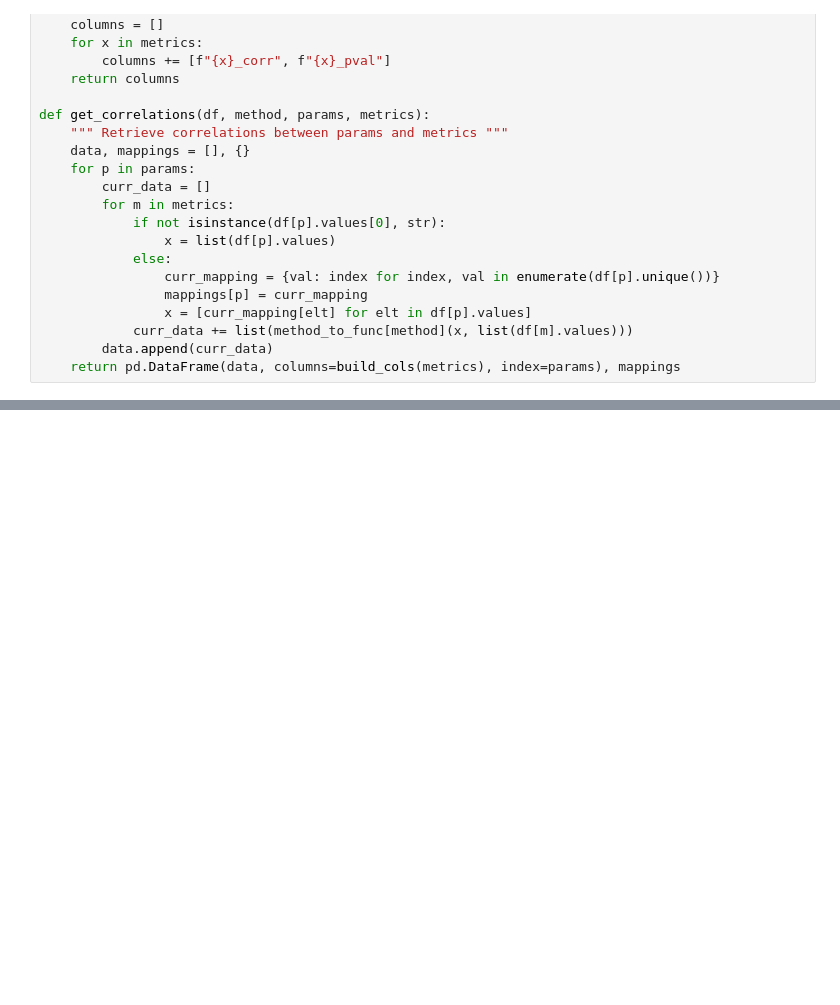
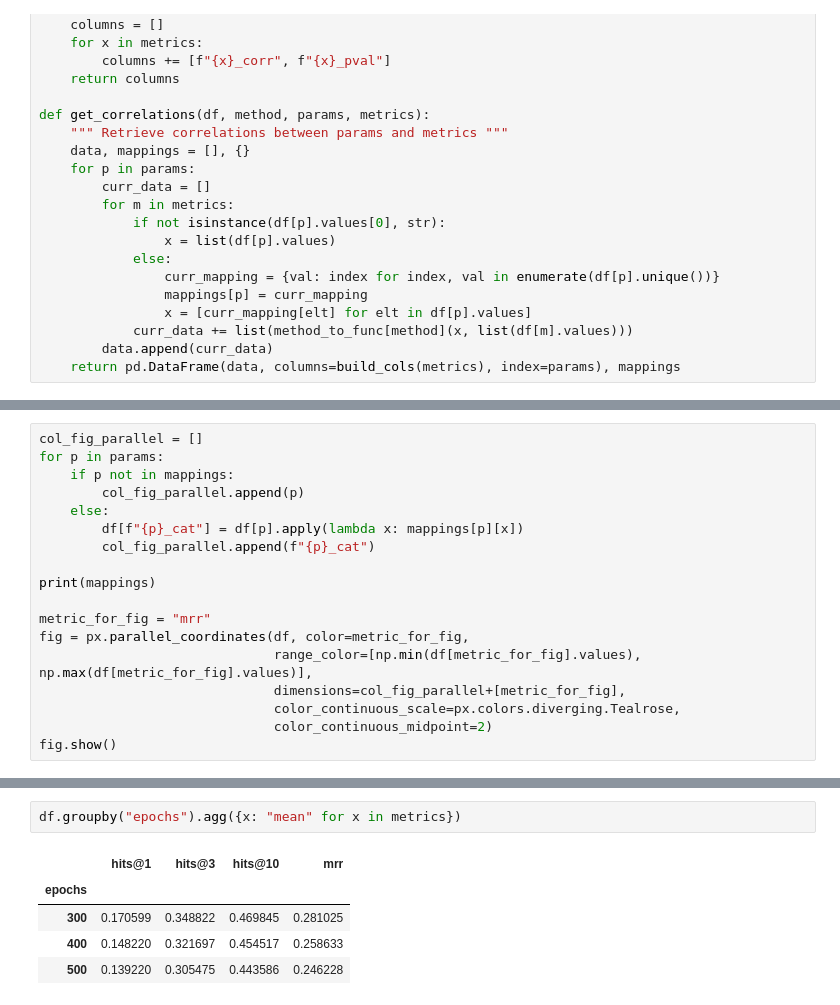
Before and after one commit to InesBlin/coda_meta_review, a Jupyter notebook: experiments/analyse_results.ipynb, the cells around one changed output, grey strips where cells are left out. Drawn from its saved outputs; the diff is of its cells as text; blank space fills up the shorter version.

```diff
--- a/experiments/analyse_results.ipynb
+++ b/experiments/analyse_results.ipynb
@@ -76,0 +77,18 @@ Param Notes
+# %%
+col_fig_parallel = []
+for p in params:
+    if p not in mappings:
+        col_fig_parallel.append(p)
+    else:
+        df[f"{p}_cat"] = df[p].apply(lambda x: mappings[p][x])
+        col_fig_parallel.append(f"{p}_cat")
+
+print(mappings)
+
+metric_for_fig = "mrr"
+fig = px.parallel_coordinates(df, color=metric_for_fig,
+                              range_color=[np.min(df[metric_for_fig].values), np.max(df[metric_for_fig].values)],
+                              dimensions=col_fig_parallel+[metric_for_fig],
+                              color_continuous_scale=px.colors.diverging.Tealrose,
+                              color_continuous_midpoint=2)
+fig.show()
@@ -76,0 +99,8 @@ Param Notes
+# %%
+df.groupby("epochs").agg({x: "mean" for x in metrics})
+# %% [output]
+|  | hits@1 | hits@3 | hits@10 | mrr |
+| epochs |  |  |  |  |
+| 300 | 0.170599 | 0.348822 | 0.469845 | 0.281025 |
+| 400 | 0.148220 | 0.321697 | 0.454517 | 0.258633 |
+| 500 | 0.139220 | 0.305475 | 0.443586 | 0.246228 |
```
Also changed, not shown: parts of 7 cells of this notebook, 2 other files.
